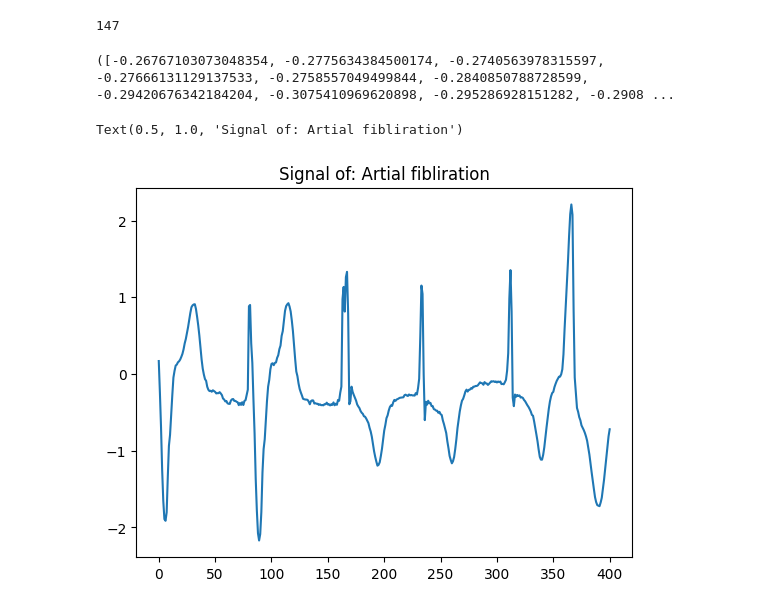
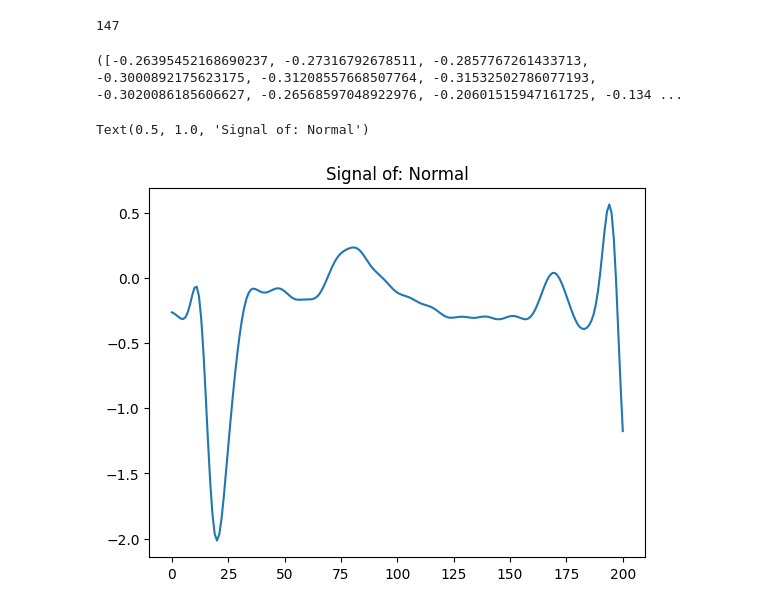
Before and after one commit to zojapila/dnn_ecg, a Jupyter notebook: MIT-BIH_Arrythmia.ipynb, the cells around one changed output. Cells and saved outputs as stored; diff of their text form; code cells hidden in the pictures.

```diff
--- a/MIT-BIH_Arrythmia.ipynb
+++ b/MIT-BIH_Arrythmia.ipynb
@@ -55,11 +55,19 @@ class MIT_BIH_Arythmia(Dataset):
                 record = wfdb.rdsamp(f"{dataset_dir}{name.group(1)}")
                 annotation = wfdb.rdann(f"{dataset_dir}{name.group(1)}", 'atr')
                 signal = record[0][:,0]
+
+                fs = record[1]["fs"]
+                cutOff = 20
+                b, a = scipy.signal.butter(5, cutOff, fs=fs, btype='low', analog=False)
+                signal = scipy.signal.lfilter(b,a,signal)
+
                 fs_original = record[1]["fs"]
                 num_samples_target = int(signal.shape[0] * fs / fs_original)
                 resampled_signal = scipy.signal.resample(signal, num_samples_target)
                 annotation_times_resampled = (annotation.sample * fs) / fs_original
+
                 resampled_annotation = wfdb.Annotation('atr',annotation.symbol,annotation_times_resampled.astype(int),aux_note=annotation.aux_note)
+
                 ecg_list.append({"name": name.group(1),"rec" : resampled_signal, "ann" : resampled_annotation})
         self.samples_list = []
         self.label_list = []
@@ -89,7 +97,7 @@ class MIT_BIH_Arythmia(Dataset):
         return self.samples_list[idx], self.label_list[idx]
 # %%
 # ds = MIT_BIH_Arythmia(100,5,fs=100,dataset_dir='Datasets/temp/physionet.org/files/ltafdb/1.0.0/', filename = "MIT-BIH_Arrythmia_long.json")
-ds = MIT_BIH_Arythmia(100,5,fs=100, filename = "nothing.json")
+ds = MIT_BIH_Arythmia(100,5,fs=20, filename = "nothing.json")
 # %% [output]
 04015
 04048
@@ -124,12 +132,14 @@ print(acc)
 # %%
 print(ds[4])
 # %% [output]
-([-0.26767103073048354, -0.2775634384500174, -0.2740563978315597, -0.27666131129137533, -0.2758557049499844, -0.2840850788728599, -0.29420676342184204, -0.3075410969620898, -0.295286928151282, -0.2908 ...
+([-0.26395452168690237, -0.27316792678511, -0.2857767261433713, -0.3000892175623175, -0.31208557668507764, -0.31532502786077193, -0.3020086185606627, -0.26568597048922976, -0.20601515947161725, -0.134 ...
 # %%
 import matplotlib.pyplot as plt
-samples, label = ds[85528]
+samples, label = ds[4]
+
+
 plt.plot(samples)
 plt.title(f"Signal of: {'Artial fibliration' if label else 'Normal'}")
 # %% [output]
-Text(0.5, 1.0, 'Signal of: Artial fibliration')
+Text(0.5, 1.0, 'Signal of: Normal')
-[figure, old version]
+[figure, new version]
```
Also changed, not shown: 6 other files.
